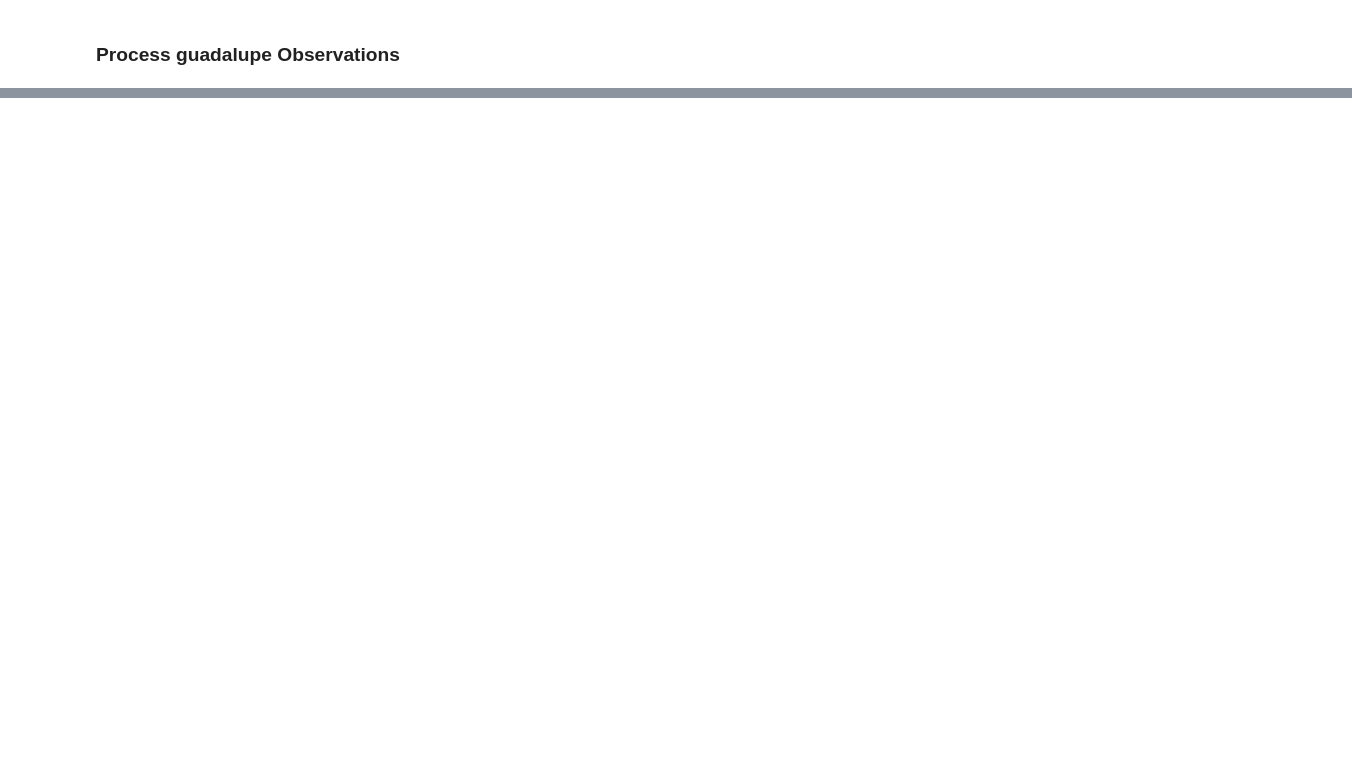
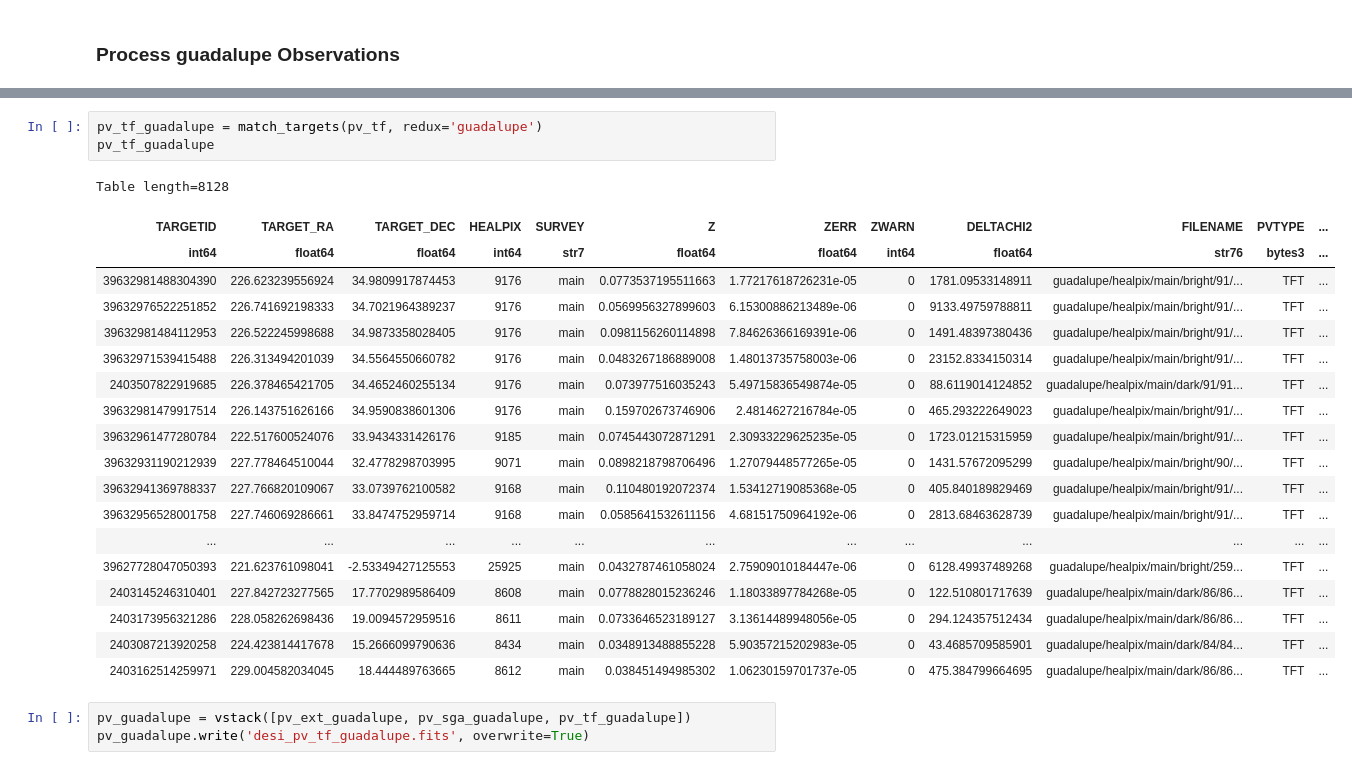
Before and after one commit to desihub/timedomain, a Jupyter notebook: pvsurvey/pv_desi_matches.ipynb, the cells around one changed output, grey strips where cells are left out. Drawn from its saved outputs; the diff is of its cells as text; blank space fills up the shorter version.

```diff
--- a/pvsurvey/pv_desi_matches.ipynb
+++ b/pvsurvey/pv_desi_matches.ipynb
@@ -228,0 +274,26 @@ pv_fuji.write('desi_pv_tf_fuji.fits', overwrite=True)
+# %%
+pv_tf_guadalupe = match_targets(pv_tf, redux='guadalupe')
+pv_tf_guadalupe
+# %% [output]
+Table length=8128
+| TARGETID | TARGET_RA | TARGET_DEC | HEALPIX | SURVEY | Z | ZERR | ZWARN | DELTACHI2 | FILENAME | PVTYPE | ... |
+| int64 | float64 | float64 | int64 | str7 | float64 | float64 | int64 | float64 | str76 | bytes3 | ... |
+| 39632981488304390 | 226.623239556924 | 34.9809917874453 | 9176 | main | 0.0773537195511663 | 1.77217618726231e-05 | 0 | 1781.09533148911 | guadalupe/healpix/main/bright/91/... | TFT | ... |
+| 39632976522251852 | 226.741692198333 | 34.7021964389237 | 9176 | main | 0.0569956327899603 | 6.15300886213489e-06 | 0 | 9133.49759788811 | guadalupe/healpix/main/bright/91/... | TFT | ... |
+| 39632981484112953 | 226.522245998688 | 34.9873358028405 | 9176 | main | 0.0981156260114898 | 7.84626366169391e-06 | 0 | 1491.48397380436 | guadalupe/healpix/main/bright/91/... | TFT | ... |
+| 39632971539415488 | 226.313494201039 | 34.5564550660782 | 9176 | main | 0.0483267186889008 | 1.48013735758003e-06 | 0 | 23152.8334150314 | guadalupe/healpix/main/bright/91/... | TFT | ... |
+| 2403507822919685 | 226.378465421705 | 34.4652460255134 | 9176 | main | 0.073977516035243 | 5.49715836549874e-05 | 0 | 88.6119014124852 | guadalupe/healpix/main/dark/91/91... | TFT | ... |
+| 39632981479917514 | 226.143751626166 | 34.9590838601306 | 9176 | main | 0.159702673746906 | 2.4814627216784e-05 | 0 | 465.293222649023 | guadalupe/healpix/main/bright/91/... | TFT | ... |
+| 39632961477280784 | 222.517600524076 | 33.9434331426176 | 9185 | main | 0.0745443072871291 | 2.30933229625235e-05 | 0 | 1723.01215315959 | guadalupe/healpix/main/bright/91/... | TFT | ... |
+| 39632931190212939 | 227.778464510044 | 32.4778298703995 | 9071 | main | 0.0898218798706496 | 1.27079448577265e-05 | 0 | 1431.57672095299 | guadalupe/healpix/main/bright/90/... | TFT | ... |
+| 39632941369788337 | 227.766820109067 | 33.0739762100582 | 9168 | main | 0.110480192072374 | 1.53412719085368e-05 | 0 | 405.840189829469 | guadalupe/healpix/main/bright/91/... | TFT | ... |
+| 39632956528001758 | 227.746069286661 | 33.8474752959714 | 9168 | main | 0.0585641532611156 | 4.68151750964192e-06 | 0 | 2813.68463628739 | guadalupe/healpix/main/bright/91/... | TFT | ... |
+| ... | ... | ... | ... | ... | ... | ... | ... | ... | ... | ... | ... |
+| 39627728047050393 | 221.623761098041 | -2.53349427125553 | 25925 | main | 0.0432787461058024 | 2.75909010184447e-06 | 0 | 6128.49937489268 | guadalupe/healpix/main/bright/259... | TFT | ... |
+| 2403145246310401 | 227.842723277565 | 17.7702989586409 | 8608 | main | 0.0778828015236246 | 1.18033897784268e-05 | 0 | 122.510801717639 | guadalupe/healpix/main/dark/86/86... | TFT | ... |
+| 2403173956321286 | 228.058262698436 | 19.0094572959516 | 8611 | main | 0.0733646523189127 | 3.13614489948056e-05 | 0 | 294.124357512434 | guadalupe/healpix/main/dark/86/86... | TFT | ... |
+| 2403087213920258 | 224.423814417678 | 15.2666099790636 | 8434 | main | 0.0348913488855228 | 5.90357215202983e-05 | 0 | 43.4685709585901 | guadalupe/healpix/main/dark/84/84... | TFT | ... |
+| 2403162514259971 | 229.004582034045 | 18.444489763665 | 8612 | main | 0.038451494985302 | 1.06230159701737e-05 | 0 | 475.384799664695 | guadalupe/healpix/main/dark/86/86... | TFT | ... |
+# %%
+pv_guadalupe = vstack([pv_ext_guadalupe, pv_sga_guadalupe, pv_tf_guadalupe])
+pv_guadalupe.write('desi_pv_tf_guadalupe.fits', overwrite=True)
```
Also changed, not shown: parts of 4 cells of this notebook.
